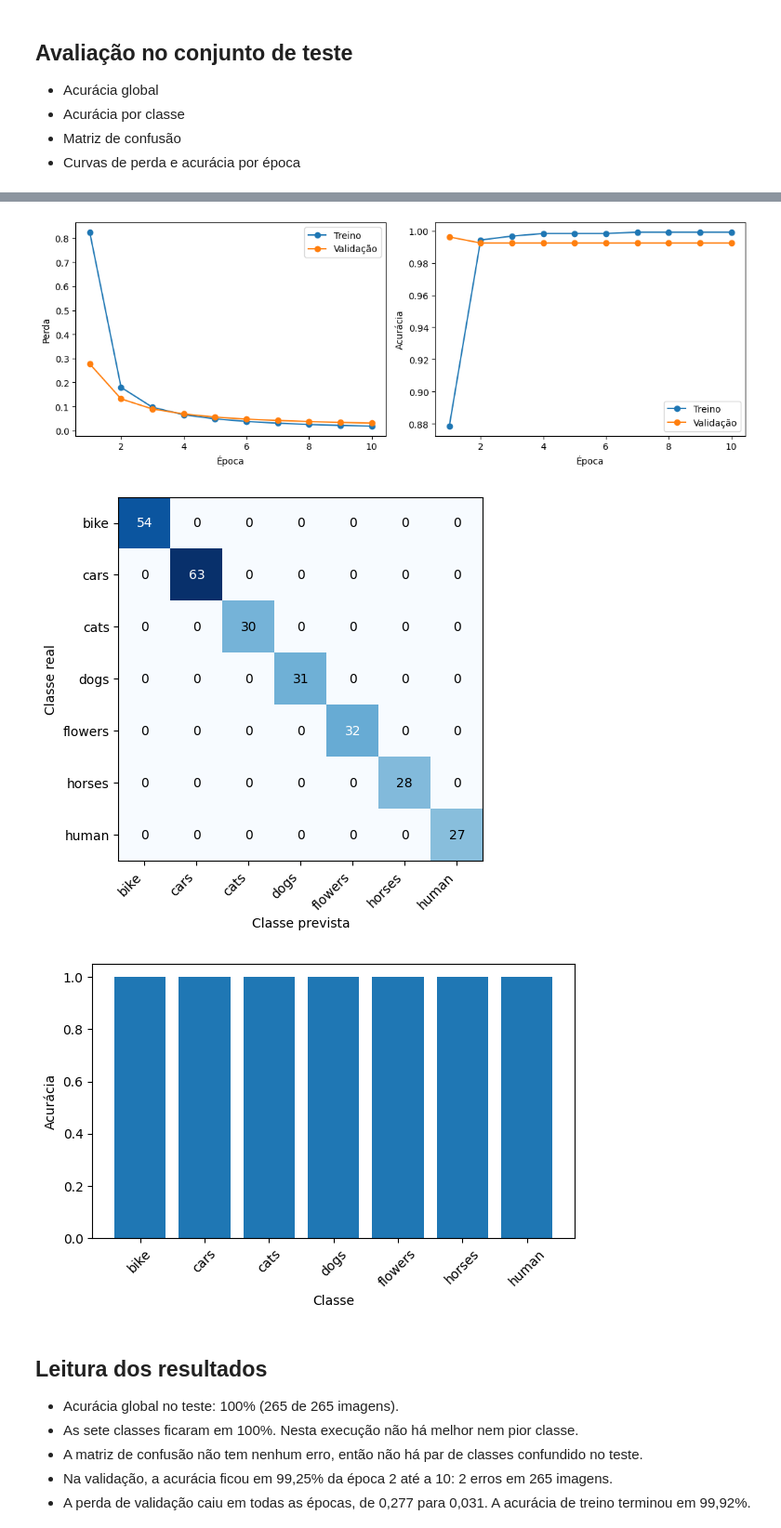
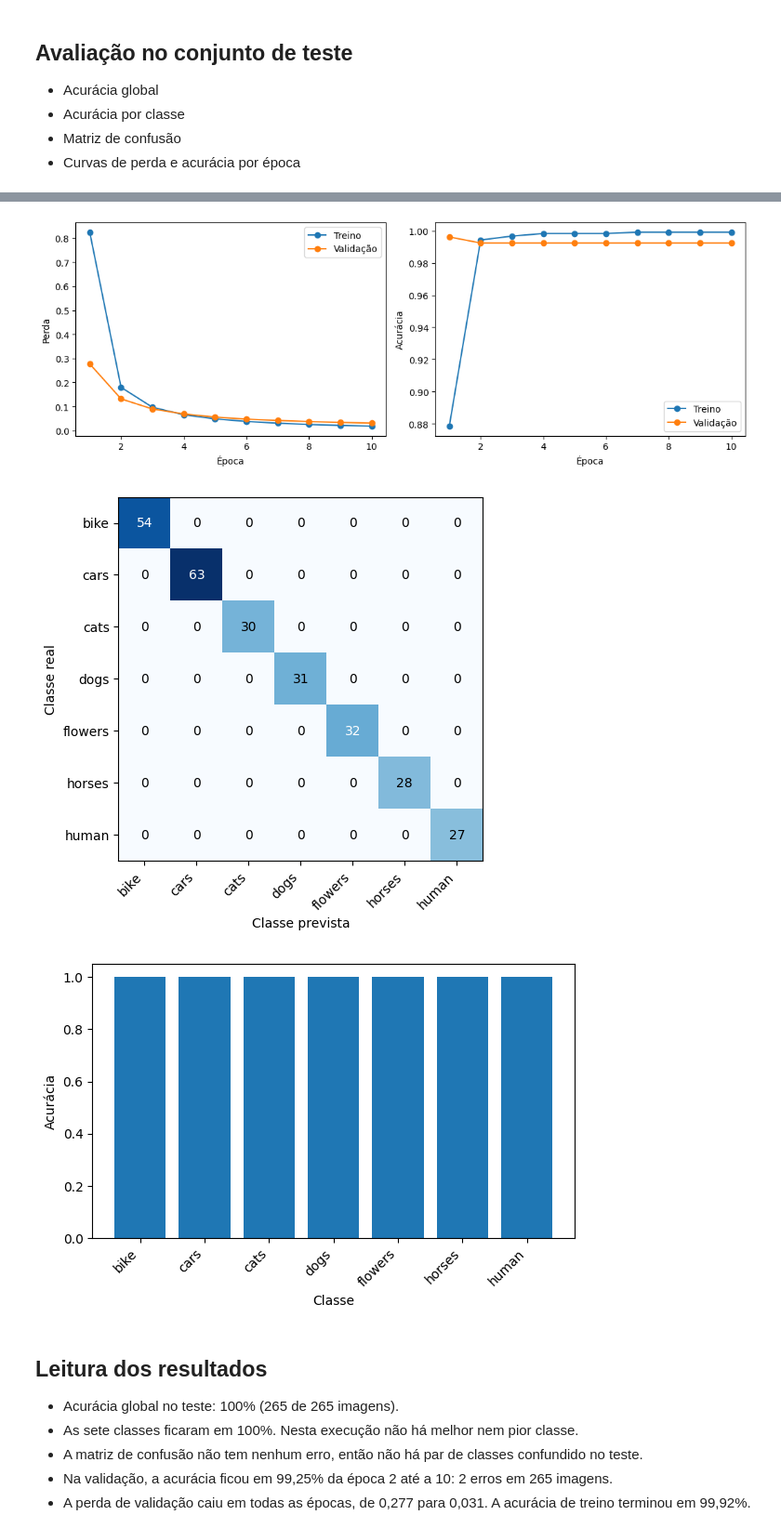
Before and after one commit to andersonfpcorrea/26E3_3, a Jupyter notebook: notebooks/A3_cnn_kaggle.ipynb, the cells around one changed output, grey strips where cells are left out. Shown at 93% size. Cells and saved outputs as stored; diff of their text form; code cells hidden in the pictures.

Commit message:
Refresh Activity 3 run and report after foundation hardening

```diff
--- a/notebooks/A3_cnn_kaggle.ipynb
+++ b/notebooks/A3_cnn_kaggle.ipynb
@@ -371,11 +459,33 @@ def plot_per_class_accuracy(
 ) -> Figure:
     """Draws one bar per class with its accuracy on the test set."""
     figure, axis = plt.subplots(figsize=(max(6, 0.8 * len(class_names)), 4))
-    axis.bar(class_names, per_class_accuracy)
+    positions = range(len(class_names))
+    axis.bar(positions, per_class_accuracy)
+    axis.set_xticks(positions, labels=class_names, rotation=45, ha="right")
     axis.set_ylim(0, 1.05)
     axis.set_xlabel("Classe")
     axis.set_ylabel("Acurácia")
-    axis.tick_params(axis="x", rotation=45)
     figure.tight_layout()
     figure.savefig(path, dpi=150)
     return figure
+# %%
+import json
+from pathlib import Path
+
+import torch
+from torch.utils.data import DataLoader
+
+
+SEED = 42
+BATCH_SIZE = 32
+EPOCHS = 10
+LEARNING_RATE = 1e-3
+DATASET_SLUG = "pavansanagapati/images-dataset"
+
+DEVICE = torch.device("cuda" if torch.cuda.is_available() else "cpu")
+DATA_DIR = Path("data/images_dataset")
+
+seed_everything(SEED)
+run = start_run("a3")
+
+print("dispositivo:", torch.cuda.get_device_name(0) if DEVICE.type == "cuda" else "CPU")
@@ -489,24 +597,24 @@ epoch 10/10 train loss 0.0184 acc 0.9992 val loss 0.0310 acc 0.9925
 # %%
 report = evaluate(model, test_loader, DEVICE, num_classes=len(class_names))
 print(f"acurácia global: {report['accuracy']:.4f}")
 for name, value in zip(class_names, report["per_class_accuracy"]):
     print(f"{name}: {value:.4f}")
 
-history_figure = plot_history(history, FIGURES_DIR / "history.png")
-confusion_figure = plot_confusion(report["confusion"], class_names, FIGURES_DIR / "confusion.png")
-per_class_figure = plot_per_class_accuracy(report["per_class_accuracy"], class_names, FIGURES_DIR / "per_class.png")
+history_figure = plot_history(history, run.figures_dir / "history.png")
+confusion_figure = plot_confusion(report["confusion"], class_names, run.figures_dir / "confusion.png")
+per_class_figure = plot_per_class_accuracy(report["per_class_accuracy"], class_names, run.figures_dir / "per_class.png")
 # %% [output]
 acurácia global: 1.0000
 bike: 1.0000
 cars: 1.0000
 cats: 1.0000
 dogs: 1.0000
 flowers: 1.0000
 horses: 1.0000
 human: 1.0000
 [figure]
 [figure]
-[figure, old version]
+[figure, new version]
 # %% [markdown]
 ## Leitura dos resultados
 
```
Also changed, not shown: parts of 9 cells of this notebook, 5 other files.
